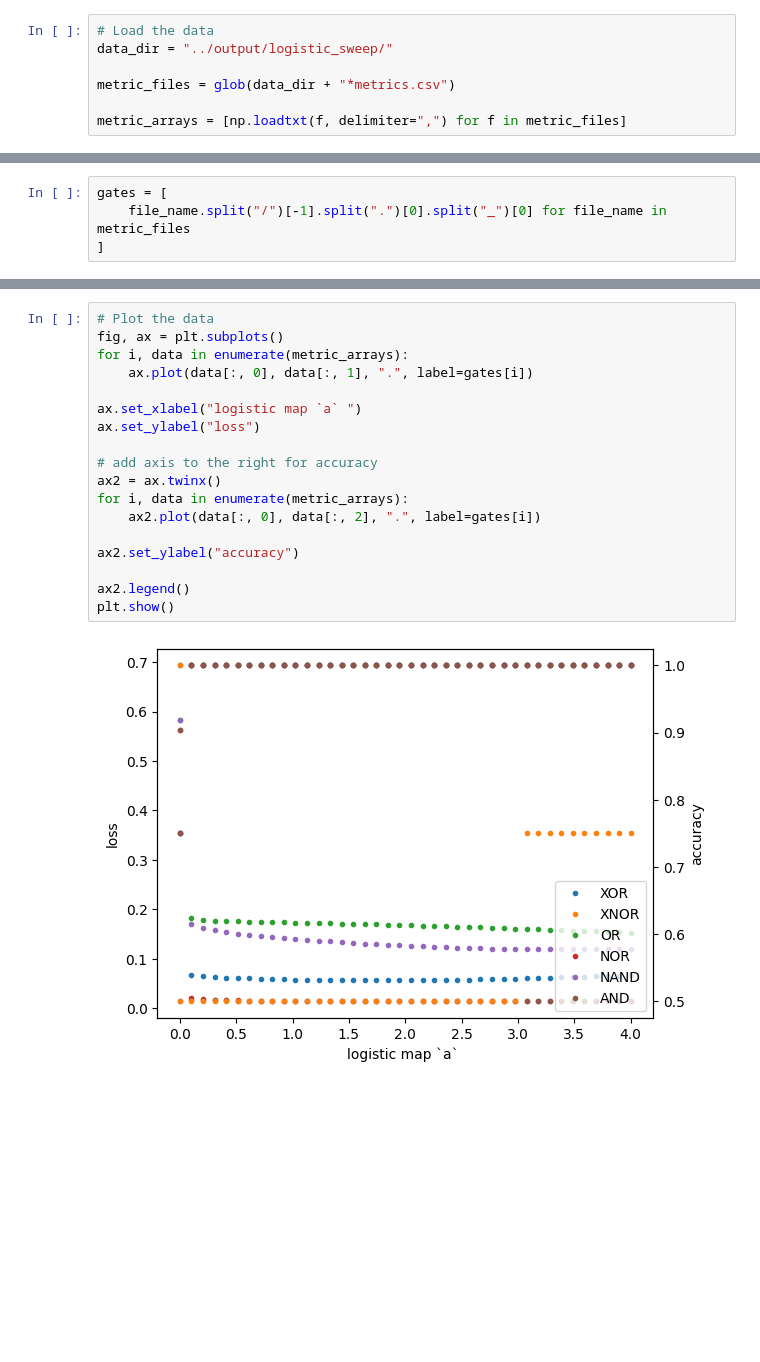
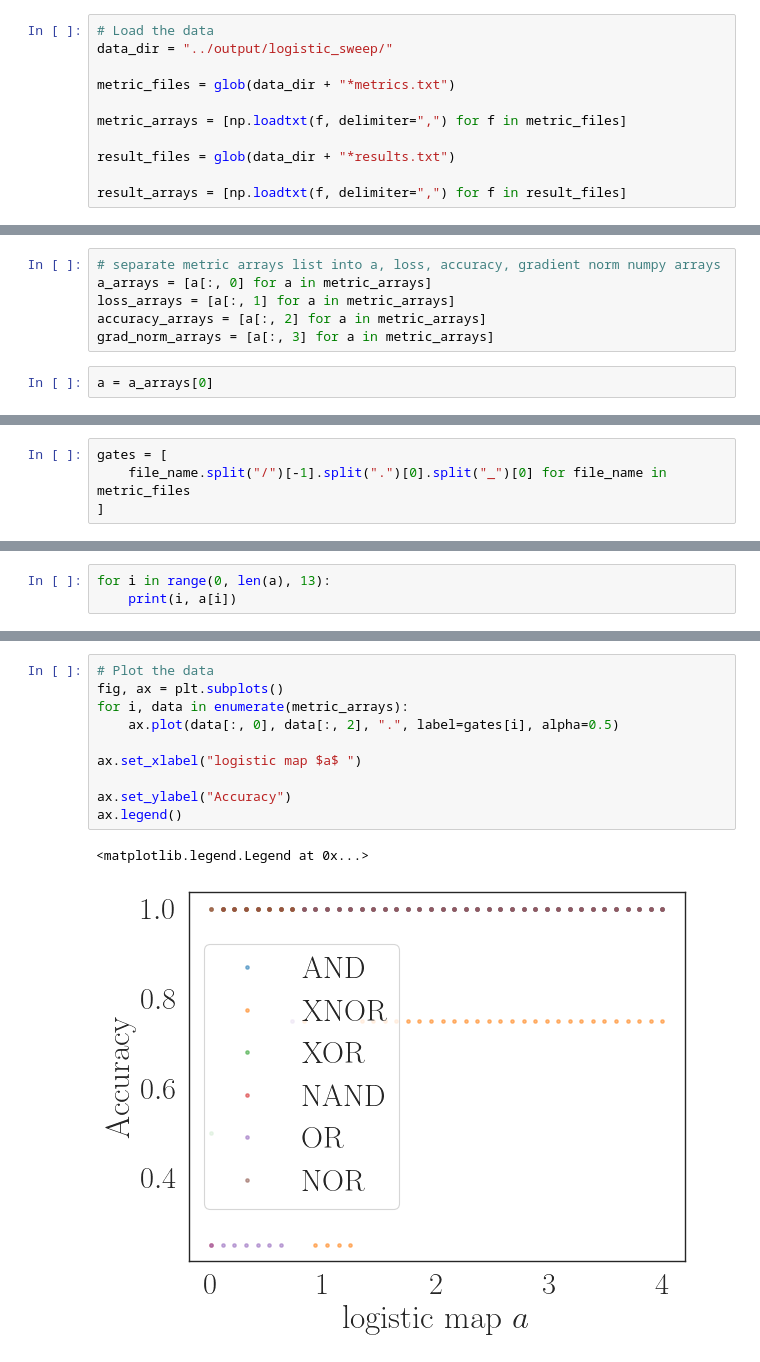
Before and after one commit to NonlinearArtificialIntelligenceLab/ChaoGateNN, a Jupyter notebook: nbs/sweep_plotter.ipynb, the cells around one changed output, grey strips where cells are left out. Drawn from its saved outputs; the diff is of its cells as text; blank space fills up the shorter version.

Commit message:
better plotting

```diff
--- a/nbs/sweep_plotter.ipynb
+++ b/nbs/sweep_plotter.ipynb
@@ -7,6 +19,10 @@ from glob import glob
 # Load the data
 data_dir = "../output/logistic_sweep/"
 
-metric_files = glob(data_dir + "*metrics.csv")
+metric_files = glob(data_dir + "*metrics.txt")
 
 metric_arrays = [np.loadtxt(f, delimiter=",") for f in metric_files]
+
+result_files = glob(data_dir + "*results.txt")
+
+result_arrays = [np.loadtxt(f, delimiter=",") for f in result_files]
@@ -12,0 +33,8 @@ metric_arrays = [np.loadtxt(f, delimiter=",") for f in metric_files]
+# %%
+# separate metric arrays list into a, loss, accuracy, gradient norm numpy arrays
+a_arrays = [a[:, 0] for a in metric_arrays]
+loss_arrays = [a[:, 1] for a in metric_arrays]
+accuracy_arrays = [a[:, 2] for a in metric_arrays]
+grad_norm_arrays = [a[:, 3] for a in metric_arrays]
+# %%
+a = a_arrays[0]
@@ -16,0 +61,3 @@ gates = [
+# %%
+for i in range(0, len(a), 13):
+    print(i, a[i])
@@ -17,20 +105,13 @@ gates = [
 # %%
 # Plot the data
 fig, ax = plt.subplots()
 for i, data in enumerate(metric_arrays):
-    ax.plot(data[:, 0], data[:, 1], ".", label=gates[i])
+    ax.plot(data[:, 0], data[:, 2], ".", label=gates[i], alpha=0.5)
 
-ax.set_xlabel("logistic map `a` ")
-ax.set_ylabel("loss")
+ax.set_xlabel("logistic map $a$ ")
 
-# add axis to the right for accuracy
-ax2 = ax.twinx()
-for i, data in enumerate(metric_arrays):
-    ax2.plot(data[:, 0], data[:, 2], ".", label=gates[i])
-
-ax2.set_ylabel("accuracy")
-
-ax2.legend()
-plt.show()
+ax.set_ylabel("Accuracy")
+ax.legend()
 # %% [output]
+<matplotlib.legend.Legend at 0x...>
-[figure, old version]
+[figure, new version]
```
Also changed, not shown: parts of 11 cells of this notebook, 11 other files.
